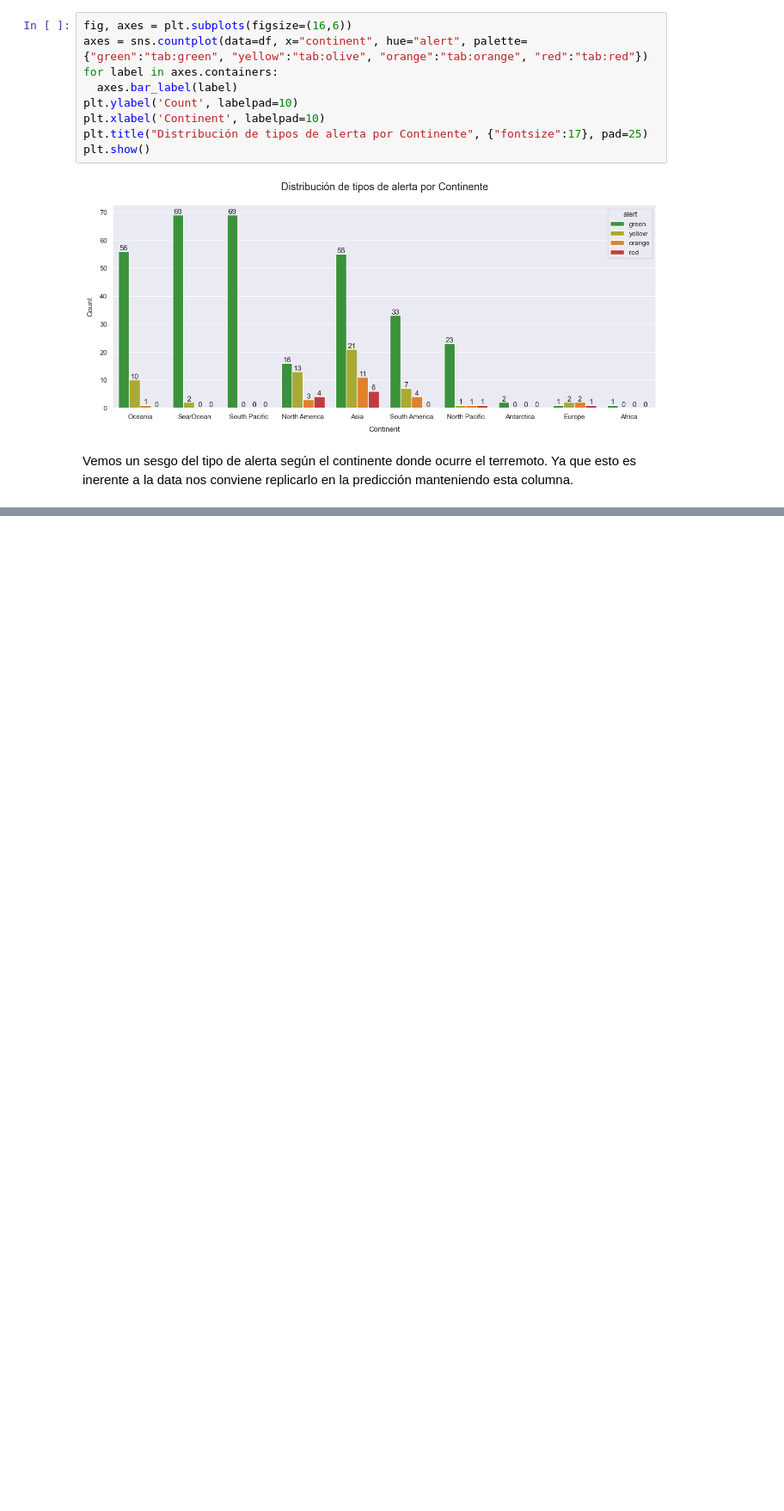
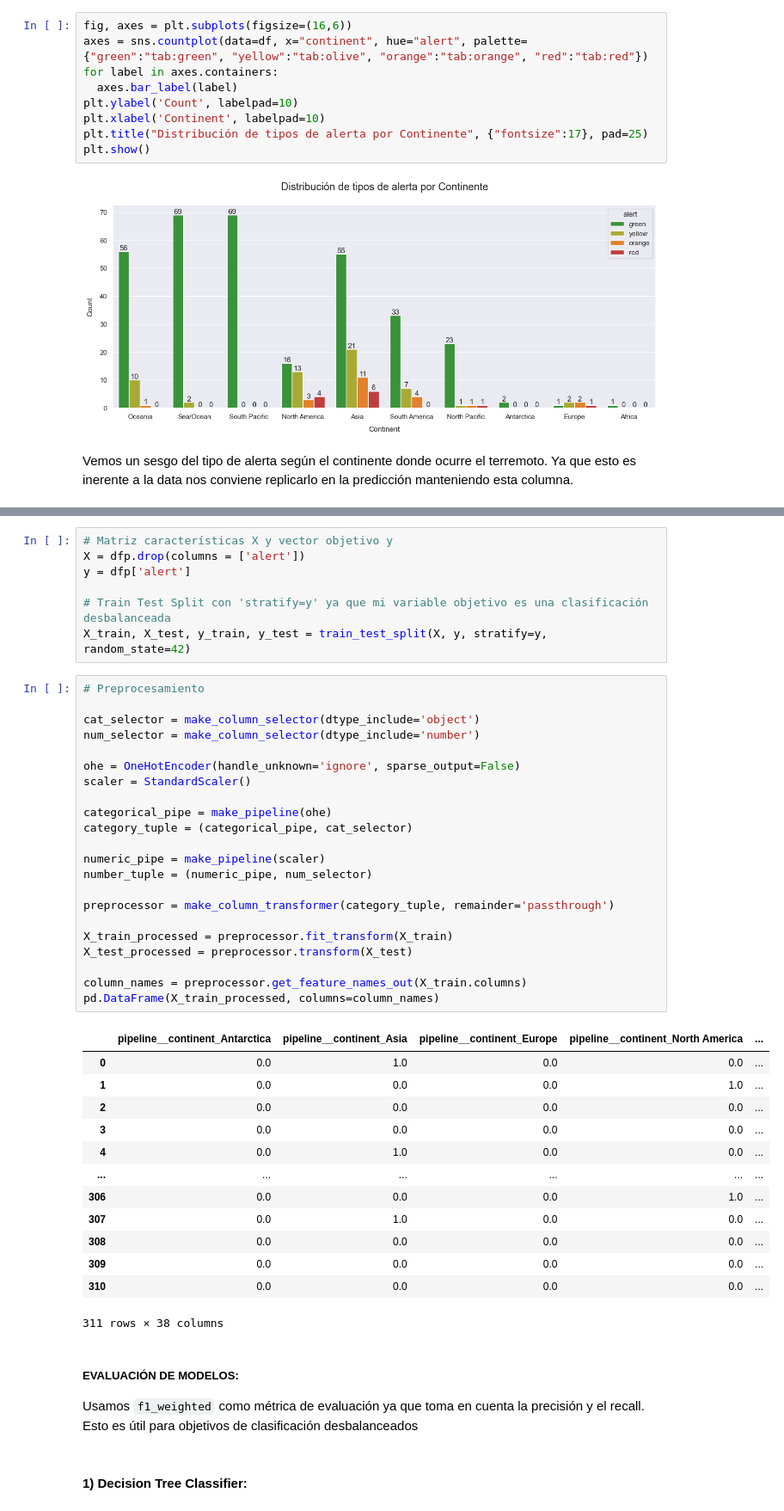
Before and after one commit to Erwin-d3v/Proyecto-2, a Jupyter notebook: Earthquakes.ipynb, the cells around one changed output, grey strips where cells are left out. Shown at 86% size. Drawn from its saved outputs; the diff is of its cells as text; blank space fills up the shorter version.

```diff
--- a/Earthquakes.ipynb
+++ b/Earthquakes.ipynb
@@ -630,0 +660,49 @@ dtype: int64
+# %%
+# Matriz características X y vector objetivo y
+X = dfp.drop(columns = ['alert'])
+y = dfp['alert']
+
+# Train Test Split con 'stratify=y' ya que mi variable objetivo es una clasificación desbalanceada
+X_train, X_test, y_train, y_test = train_test_split(X, y, stratify=y, random_state=42)
+# %%
+# Preprocesamiento
+
+cat_selector = make_column_selector(dtype_include='object')
+num_selector = make_column_selector(dtype_include='number')
+
+ohe = OneHotEncoder(handle_unknown='ignore', sparse_output=False)
+scaler = StandardScaler()
+
+categorical_pipe = make_pipeline(ohe)
+category_tuple = (categorical_pipe, cat_selector)
+
+numeric_pipe = make_pipeline(scaler)
+number_tuple = (numeric_pipe, num_selector)
+
+preprocessor = make_column_transformer(category_tuple, remainder='passthrough')
+
+X_train_processed = preprocessor.fit_transform(X_train)
+X_test_processed = preprocessor.transform(X_test)
+
+column_names = preprocessor.get_feature_names_out(X_train.columns)
+pd.DataFrame(X_train_processed, columns=column_names)
+# %% [output]
+|  | pipeline__continent_Antarctica | pipeline__continent_Asia | pipeline__continent_Europe | pipeline__continent_North America | ... |
+| 0 | 0.0 | 1.0 | 0.0 | 0.0 | ... |
+| 1 | 0.0 | 0.0 | 0.0 | 1.0 | ... |
+| 2 | 0.0 | 0.0 | 0.0 | 0.0 | ... |
+| 3 | 0.0 | 0.0 | 0.0 | 0.0 | ... |
+| 4 | 0.0 | 1.0 | 0.0 | 0.0 | ... |
+| ... | ... | ... | ... | ... | ... |
+| 306 | 0.0 | 0.0 | 0.0 | 1.0 | ... |
+| 307 | 0.0 | 1.0 | 0.0 | 0.0 | ... |
+| 308 | 0.0 | 0.0 | 0.0 | 0.0 | ... |
+| 309 | 0.0 | 0.0 | 0.0 | 0.0 | ... |
+| 310 | 0.0 | 0.0 | 0.0 | 0.0 | ... |
+311 rows × 38 columns
+# %% [markdown]
+##### **EVALUACIÓN DE MODELOS:**
+
+Usamos `f1_weighted` como métrica de evaluación ya que toma en cuenta la precisión y el recall. Esto es útil para objetivos de clasificación desbalanceados
+# %% [markdown]
+#### 1) Decision Tree Classifier:
```
Also changed, not shown: parts of 32 cells of this notebook.
